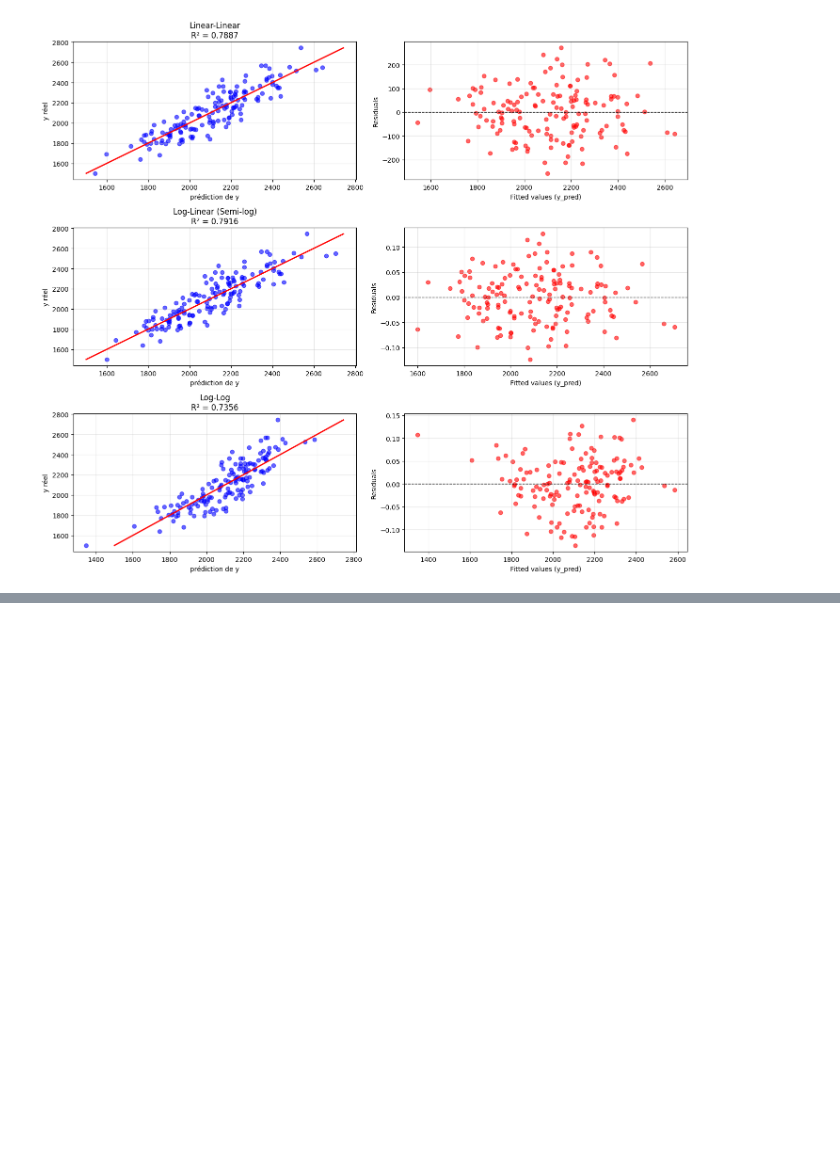
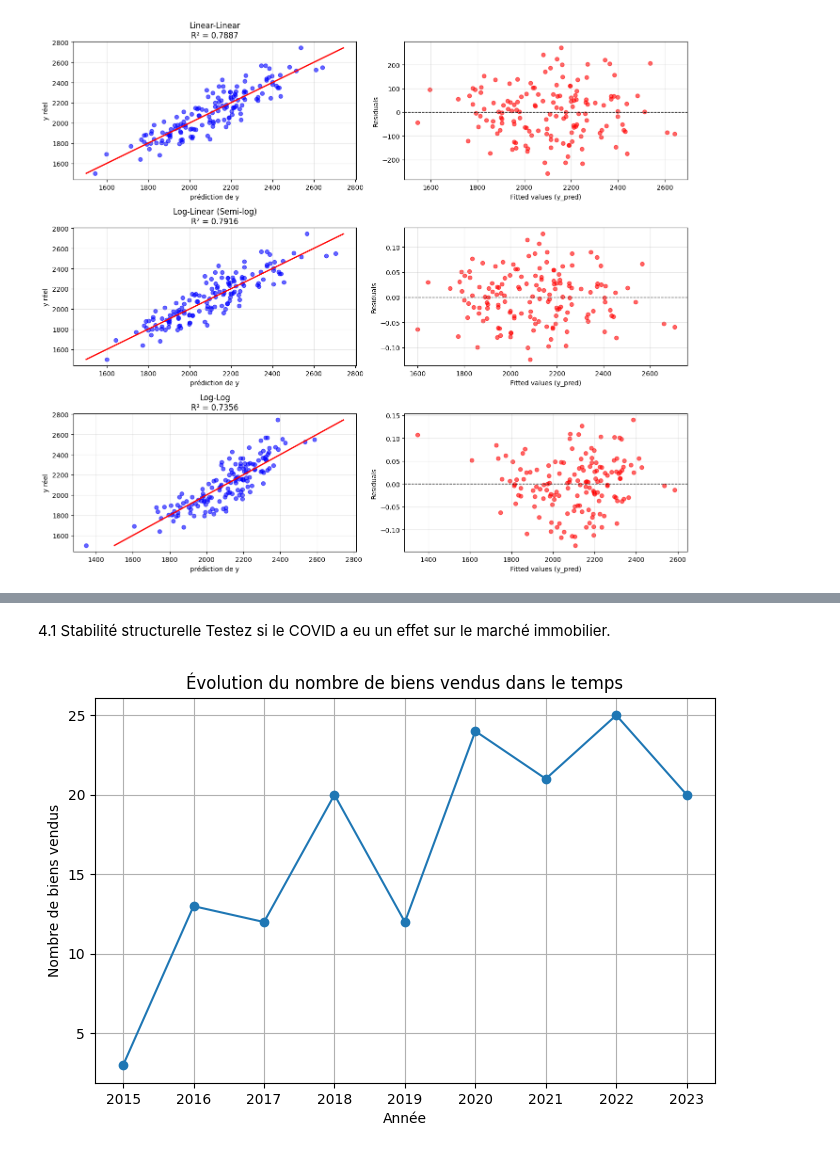
Before and after one commit to alizee-png/sda_2025-2026_stats, a Jupyter notebook: stats.ipynb, the cells around one changed output, grey strips where cells are left out. Drawn from its saved outputs; the diff is of its cells as text; code cells hidden in the pictures; blank space fills up the shorter version.

```diff
--- a/stats.ipynb
+++ b/stats.ipynb
@@ -466,0 +615,15 @@ plt.show()
+# %% [markdown]
+4.1 Stabilité structurelle
+Testez si le COVID a eu un effet sur le marché immobilier.
+# %%
+ventes_par_an = df.groupby("Annee_vente").size()
+
+plt.figure(figsize=(8,5))
+plt.plot(ventes_par_an.index, ventes_par_an.values, marker="o")
+plt.xlabel("Année")
+plt.ylabel("Nombre de biens vendus")
+plt.title("Évolution du nombre de biens vendus dans le temps")
+plt.grid(True)
+plt.show()
+# %% [output]
+[figure, added]
```
Also changed, not shown: parts of 68 cells of this notebook.
